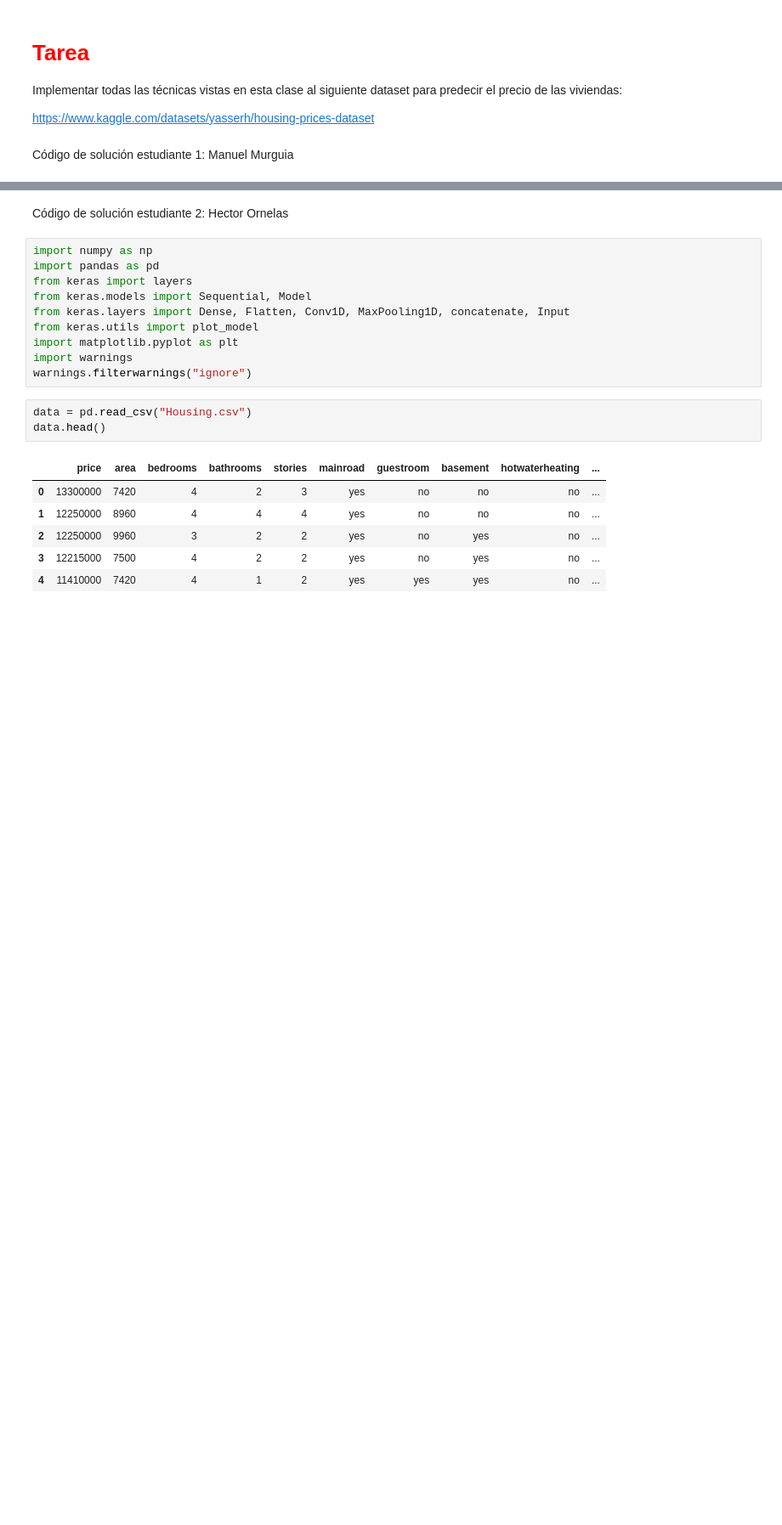
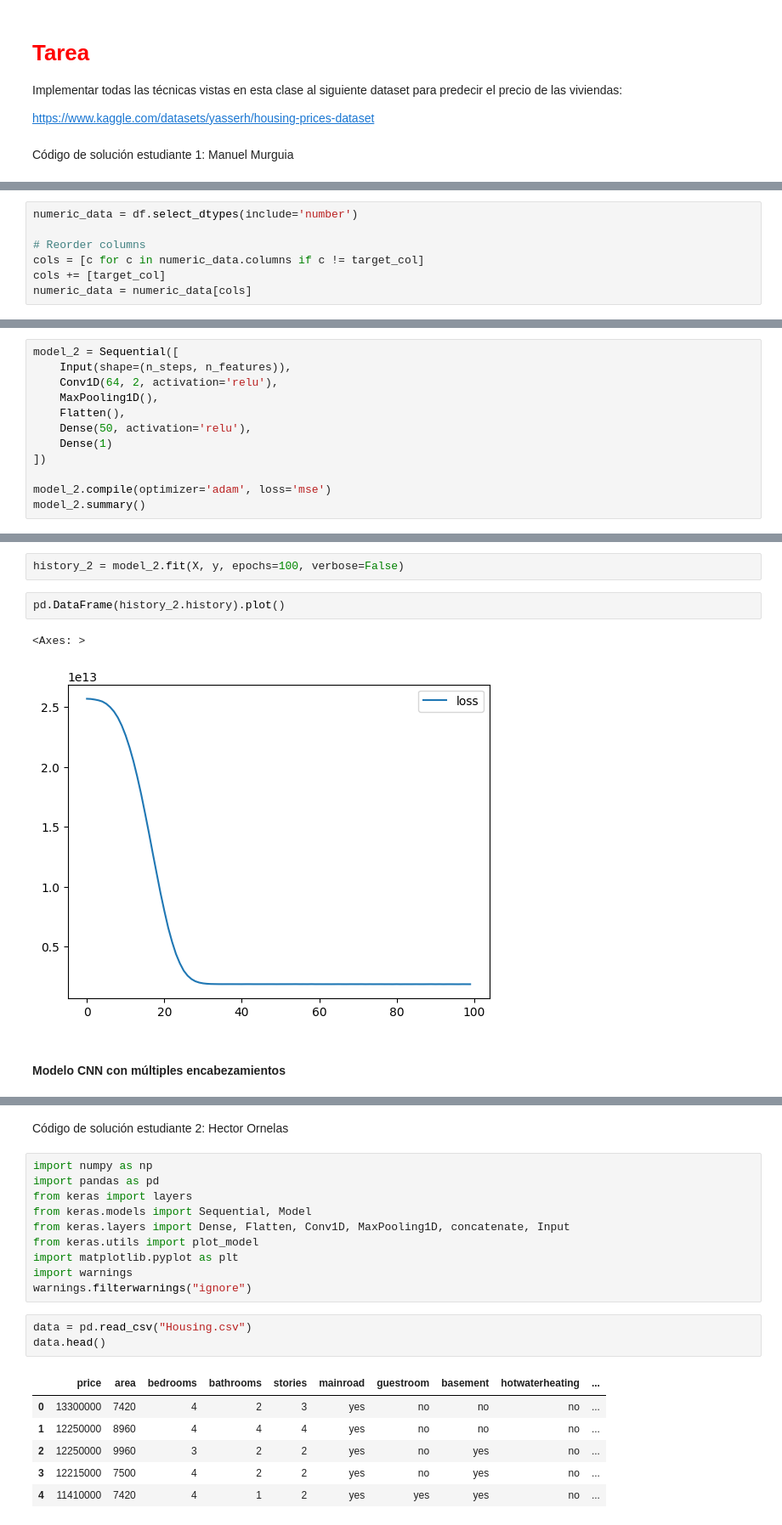
Before and after one commit to ManuelMurguia/ProyectoConjunto_T5_MAMurguia_HCOrnelas, a Jupyter notebook: Tarea5.ipynb, the cells around one changed output, grey strips where cells are left out. Shown: that part at 85% size. Cells and saved outputs as stored; diff of their text form; blank space fills up the shorter version.

```diff
--- a/Tarea5.ipynb
+++ b/Tarea5.ipynb
@@ -35,0 +147,7 @@ Código de solución estudiante 1: Manuel Murguia
+# %%
+numeric_data = df.select_dtypes(include='number')
+
+# Reorder columns
+cols = [c for c in numeric_data.columns if c != target_col]
+cols += [target_col]
+numeric_data = numeric_data[cols]
@@ -35,0 +165,12 @@ Código de solución estudiante 1: Manuel Murguia
+# %%
+model_2 = Sequential([
+    Input(shape=(n_steps, n_features)),
+    Conv1D(64, 2, activation='relu'),
+    MaxPooling1D(),
+    Flatten(),
+    Dense(50, activation='relu'),
+    Dense(1)
+])
+
+model_2.compile(optimizer='adam', loss='mse')
+model_2.summary()
@@ -35,0 +195,9 @@ Código de solución estudiante 1: Manuel Murguia
+# %%
+history_2 = model_2.fit(X, y, epochs=100, verbose=False)
+# %%
+pd.DataFrame(history_2.history).plot()
+# %% [output]
+<Axes: >
+[figure, added]
+# %% [markdown]
+#### Modelo CNN con múltiples encabezamientos
```
Also changed, not shown: parts of 51 cells of this notebook.
